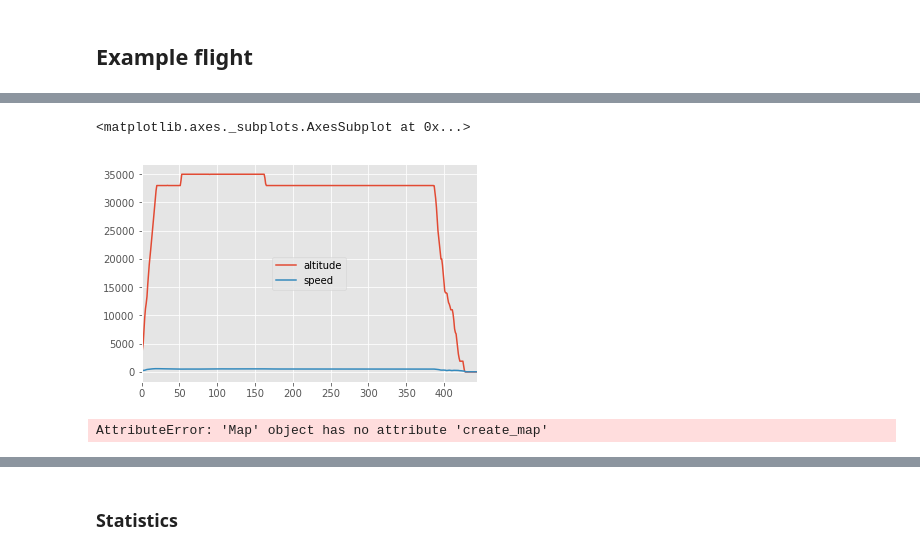
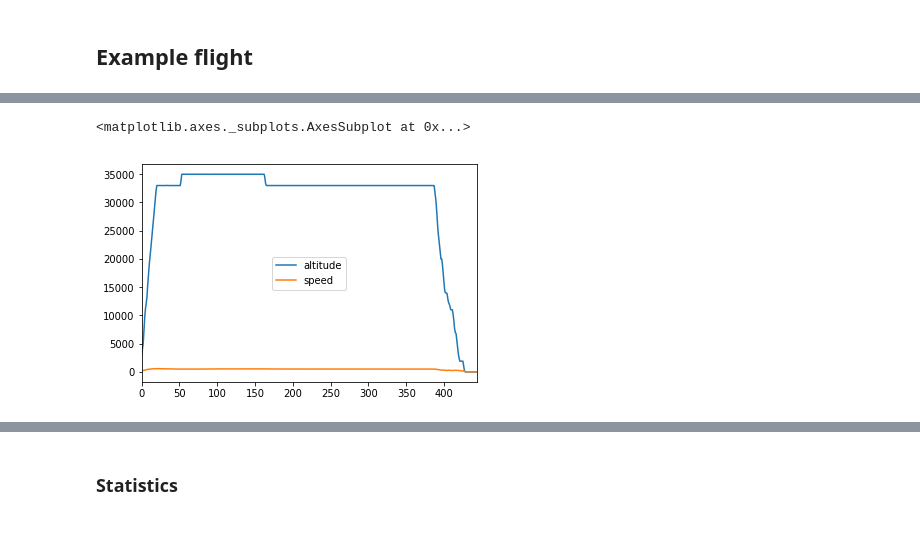
Before and after one commit to michelnossin/pyspark_training_docker, a Jupyter notebook: spark2-jupyter-docker.ipynb, the cells around one changed output, grey strips where cells are left out. Cells and saved outputs as stored; diff of their text form; code cells hidden in the pictures.

```diff
--- a/spark2-jupyter-docker.ipynb
+++ b/spark2-jupyter-docker.ipynb
@@ -323,8 +324,8 @@ tracks_df = tracks_df.withColumn("altitude",tracks_df["altitude"].cast(typ.Integ
 tracks_df = tracks_df.withColumn("altitude_delta",tracks_df["altitude_delta"].cast(typ.IntegerType()))
 tracks_df = tracks_df.withColumn("speed",tracks_df["speed"].cast(typ.IntegerType()))
 tracks_df = tracks_df.withColumn("heading",tracks_df["heading"].cast(typ.IntegerType()))
-tracks_df = tracks_df.withColumn("lat",tracks_df["lat"].cast(typ.LongType()))
-tracks_df = tracks_df.withColumn("lon",tracks_df["lon"].cast(typ.LongType()))
+tracks_df = tracks_df.withColumn("lat",tracks_df["lat"].cast(typ.FloatType()))
+tracks_df = tracks_df.withColumn("lon",tracks_df["lon"].cast(typ.FloatType()))
 tracks_df = tracks_df.withColumn("time",tracks_df["time"].cast(typ.LongType()))
 tracks_df = tracks_df.withColumn("landed",tracks_df["landed"].cast(typ.IntegerType()))
 
@@ -602,4 +603,5 @@ tracks_df.describe().toPandas() #looks fine
 # %% [markdown]
 ## Example flight
 # %%
-df_sel = tracks_df.where("flight == 'Y87486'").toPandas().sort_values(['time']).reset_index() #515 rows
+df_sel = tracks_df.where("flight == 'KL836'").toPandas().sort_values(['time']).reset_index() #515 rows
+df_sel
@@ -606,8 +651,8 @@ df_sel = tracks_df.where("flight == 'Y87486'").toPandas().sort_values(['time']).
 # %%
 import matplotlib
-matplotlib.style.use('ggplot')
+#matplotlib.style.use('ggplot')
 df_sel[['altitude','speed']].plot()
 # %% [output]
 <matplotlib.axes._subplots.AxesSubplot at 0x...>
-[figure, old version]
+[figure, new version]
 # %%
@@ -677,28 +694,19 @@ def embed_map(map, path="map.html"):
 # %%
-#df_sel = df.query("flight == 'KL282'")
+import folium
+from IPython.display import HTML
+def plotFlight(flight):
+    df_sel = tracks_df.where("flight == '" + flight + "'").toPandas().sort_values(['time']).reset_index()
+    fmap=folium.Map(location=[52.308871, 4.761392], zoom_start=4)
+    for row in df_sel.iterrows():
+        latlon = [ row[1]['lat'], row[1]['lon'] ]
+        folium.Marker(latlon, popup=str(row[1]['time'])).add_to(fmap)
+        fmap.add_children
 
-fmap=folium.Map(location=[52.308871, 4.761392], zoom_start=4)
-#for row in df_sel.iterrows():
-    #The 'latitude' and 'longitude' names correspond to column names in the original cceats dataframe
-#    latlon = [ row[1]['lat'], row[1]['lon'] ]
 
-    #fmap.simple_marker( latlon, popup=row[1]['flight'] , marker_color='green' )
-#    folium.Marker(latlon, popup=row[1]['flight']).add_to(fmap)
-    #fmap.add_children
-
-#latlist = df_sel['lat'].tolist()
-#lonlist = df_sel['lon'].tolist()
-
-#lats = [x[1] for x in locs]
-#lons = [x[2] for x in locs]
-#coordinates = zip(latlist, lonlist)
-
-#m = folium.Map(location=[36.5,-122], zoom_start=6, tiles='Stamen Terrain')
-# Create the map with the appoximate location of San Andreas Fault
-#line=folium.PolyLine(locations=coordinates,weight=1,color = 'red')
-#fmap.add_children(line)
-
-#inline_map(fmap)
-embed_map(fmap)
+    latlist = df_sel['lat'].tolist()
+    lonlist = df_sel['lon'].tolist()
+    coordinates = zip(latlist[:], lonlist[:])
+    line=folium.PolyLine(locations=coordinates,weight=1,color = 'red')
+    fmap.add_children(line)
+    fmap.save('osm.html')
+    return HTML('<iframe src="files/{path}" style="width: 100%; height: 510px; border: none"></iframe>'.format(path='osm.html'))
-# %% [output]
-AttributeError: 'Map' object has no attribute 'create_map'
```
Also changed, not shown: parts of 24 cells of this notebook.
